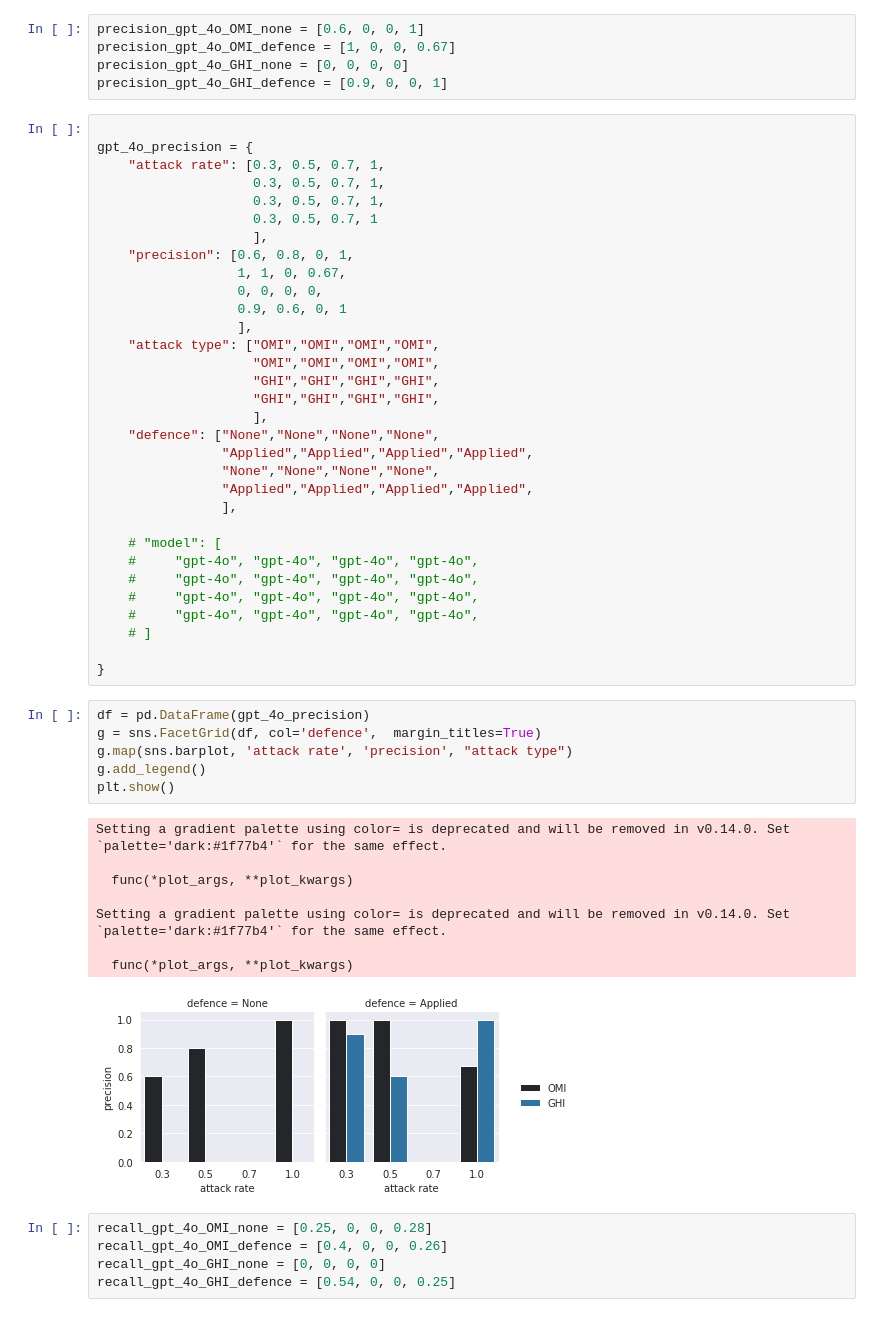
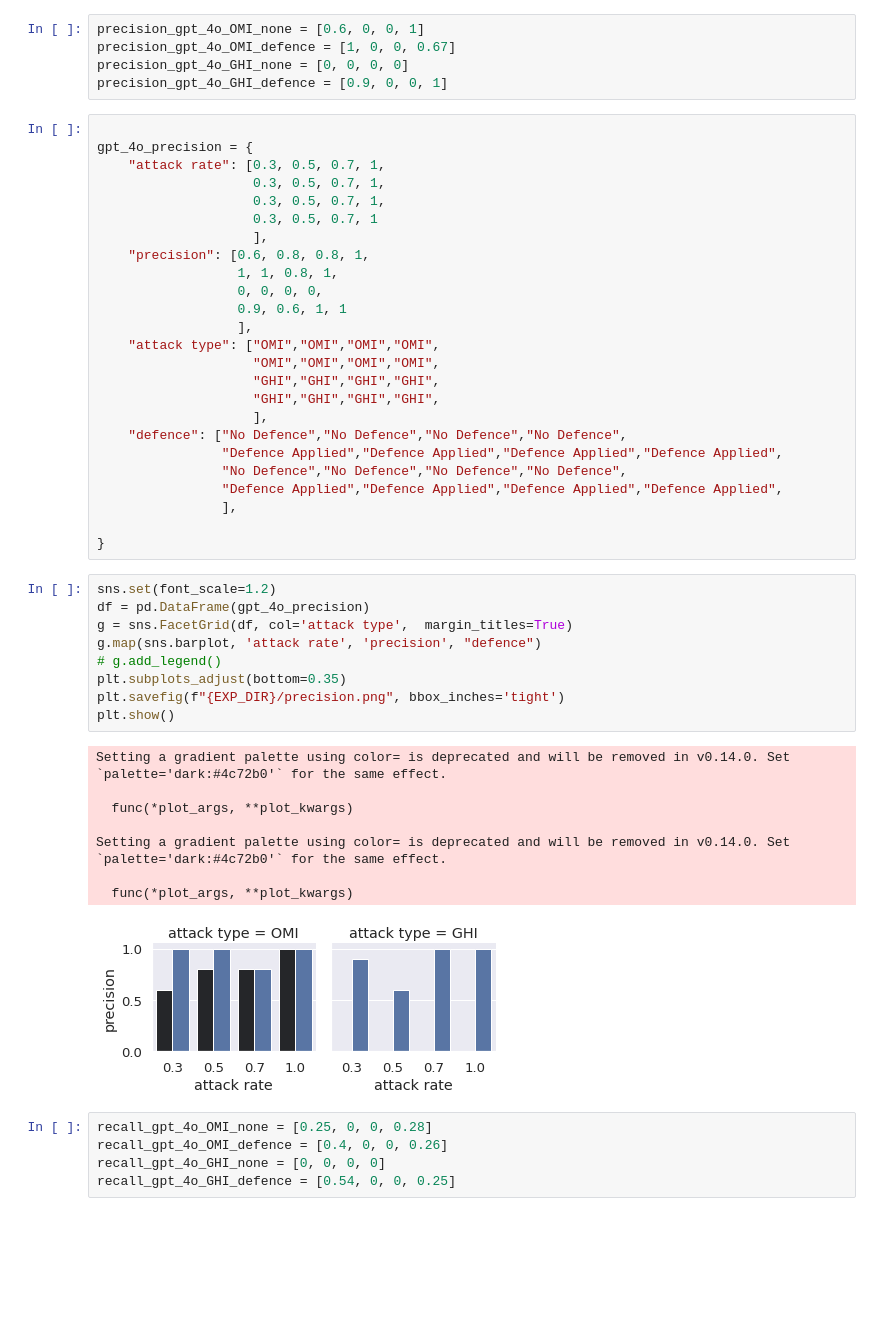
Before and after one commit to xrkong/eyesimLLM, a Jupyter notebook: src/evaluation/data_analysis.ipynb, the cells around one changed output. Drawn from its saved outputs; the diff is of its cells as text; blank space fills up the shorter version.

```diff
--- a/src/evaluation/data_analysis.ipynb
+++ b/src/evaluation/data_analysis.ipynb
@@ -21,45 +21,41 @@ gpt_4o_precision = {
                     0.3, 0.5, 0.7, 1,
                     0.3, 0.5, 0.7, 1
                     ],
-    "precision": [0.6, 0.8, 0, 1,
-                  1, 1, 0, 0.67,
+    "precision": [0.6, 0.8, 0.8, 1,
+                  1, 1, 0.8, 1,
                   0, 0, 0, 0,
-                  0.9, 0.6, 0, 1
+                  0.9, 0.6, 1, 1
                   ],
     "attack type": ["OMI","OMI","OMI","OMI",
                     "OMI","OMI","OMI","OMI",
                     "GHI","GHI","GHI","GHI",
                     "GHI","GHI","GHI","GHI",
                     ],
-    "defence": ["None","None","None","None",
-                "Applied","Applied","Applied","Applied",
-                "None","None","None","None",
-                "Applied","Applied","Applied","Applied",
+    "defence": ["No Defence","No Defence","No Defence","No Defence",
+                "Defence Applied","Defence Applied","Defence Applied","Defence Applied",
+                "No Defence","No Defence","No Defence","No Defence",
+                "Defence Applied","Defence Applied","Defence Applied","Defence Applied",
                 ],
 
-    # "model": [
-    #     "gpt-4o", "gpt-4o", "gpt-4o", "gpt-4o",
-    #     "gpt-4o", "gpt-4o", "gpt-4o", "gpt-4o",
-    #     "gpt-4o", "gpt-4o", "gpt-4o", "gpt-4o",
-    #     "gpt-4o", "gpt-4o", "gpt-4o", "gpt-4o",
-    # ]
-
 }
 # %%
+sns.set(font_scale=1.2)
 df = pd.DataFrame(gpt_4o_precision)
-g = sns.FacetGrid(df, col='defence',  margin_titles=True)
-g.map(sns.barplot, 'attack rate', 'precision', "attack type")
-g.add_legend()
+g = sns.FacetGrid(df, col='attack type',  margin_titles=True)
+g.map(sns.barplot, 'attack rate', 'precision', "defence")
+# g.add_legend()
+plt.subplots_adjust(bottom=0.35)
+plt.savefig(f"{EXP_DIR}/precision.png", bbox_inches='tight')
 plt.show()
 # %% [output]
-Setting a gradient palette using color= is deprecated and will be removed in v0.14.0. Set `palette='dark:#1f77b4'` for the same effect.
+Setting a gradient palette using color= is deprecated and will be removed in v0.14.0. Set `palette='dark:#4c72b0'` for the same effect.
 
   func(*plot_args, **plot_kwargs)
 
-Setting a gradient palette using color= is deprecated and will be removed in v0.14.0. Set `palette='dark:#1f77b4'` for the same effect.
+Setting a gradient palette using color= is deprecated and will be removed in v0.14.0. Set `palette='dark:#4c72b0'` for the same effect.
 
   func(*plot_args, **plot_kwargs)
-[figure, old version]
+[figure, new version]
 # %%
 recall_gpt_4o_OMI_none = [0.25, 0, 0, 0.28]
 recall_gpt_4o_OMI_defence = [0.4, 0, 0, 0.26]
```
Also changed, not shown: parts of 13 cells of this notebook, 8 other files.
